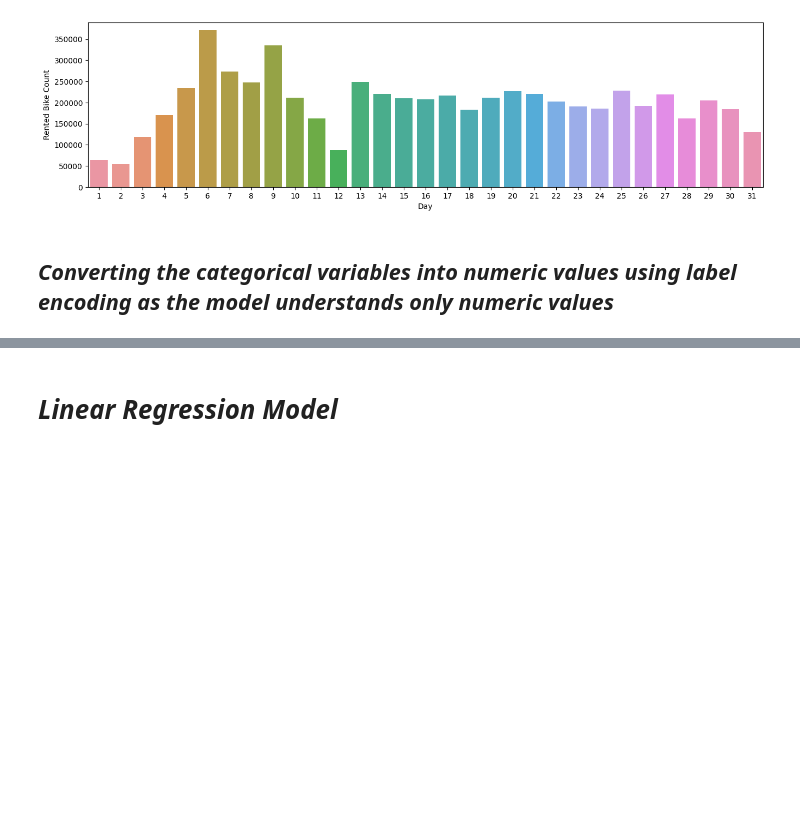
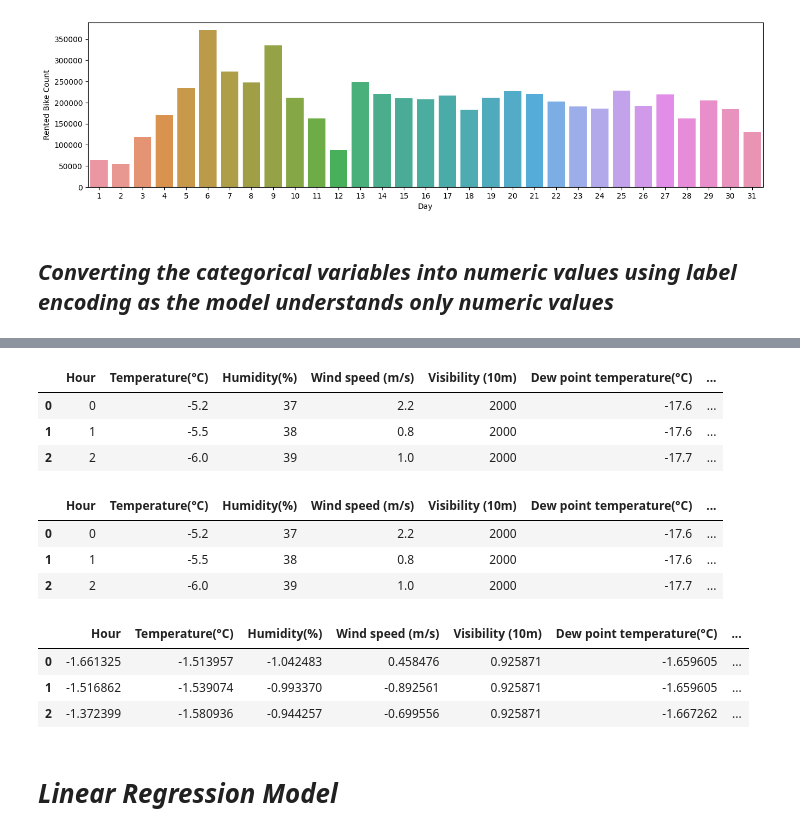
Before and after one commit to raghavendrakulkarni14/AlmaBetterCAP2, a Jupyter notebook: RaghavendraAKulkarni_Capstone_Project2.ipynb, the cells around one changed output, grey strips where cells are left out. Drawn from its saved outputs; the diff is of its cells as text; code cells hidden in the pictures; blank space fills up the shorter version.

```diff
--- a/RaghavendraAKulkarni_Capstone_Project2.ipynb
+++ b/RaghavendraAKulkarni_Capstone_Project2.ipynb
@@ -282,4 +289,19 @@ df.head()
-# %%
-df.drop('Date',axis=1,inplace=True)
-x = df.drop('Rented Bike Count',axis=1)
-y=df['Rented Bike Count']
+# %%
+d=df['Date']
+df.drop('Date',inplace=True,axis=1)
+df.head(3)
+# %% [output]
+|  | Hour | Temperature(°C) | Humidity(%) | Wind speed (m/s) | Visibility (10m) | Dew point temperature(°C) | ... |
+| 0 | 0 | -5.2 | 37 | 2.2 | 2000 | -17.6 | ... |
+| 1 | 1 | -5.5 | 38 | 0.8 | 2000 | -17.6 | ... |
+| 2 | 2 | -6.0 | 39 | 1.0 | 2000 | -17.7 | ... |
+# %%
+column=df['Rented Bike Count']
+df.drop('Rented Bike Count',1,inplace=True)
+
+df.head(3)
+# %% [output]
+|  | Hour | Temperature(°C) | Humidity(%) | Wind speed (m/s) | Visibility (10m) | Dew point temperature(°C) | ... |
+| 0 | 0 | -5.2 | 37 | 2.2 | 2000 | -17.6 | ... |
+| 1 | 1 | -5.5 | 38 | 0.8 | 2000 | -17.6 | ... |
+| 2 | 2 | -6.0 | 39 | 1.0 | 2000 | -17.7 | ... |
@@ -285,0 +318,8 @@ y=df['Rented Bike Count']
+# %%
+newdf['Rented Bike Count']=column
+newdf.head(3)
+# %% [output]
+|  | Hour | Temperature(°C) | Humidity(%) | Wind speed (m/s) | Visibility (10m) | Dew point temperature(°C) | ... |
+| 0 | -1.661325 | -1.513957 | -1.042483 | 0.458476 | 0.925871 | -1.659605 | ... |
+| 1 | -1.516862 | -1.539074 | -0.993370 | -0.892561 | 0.925871 | -1.659605 | ... |
+| 2 | -1.372399 | -1.580936 | -0.944257 | -0.699556 | 0.925871 | -1.667262 | ... |
```
Also changed, not shown: parts of 27 cells of this notebook.
